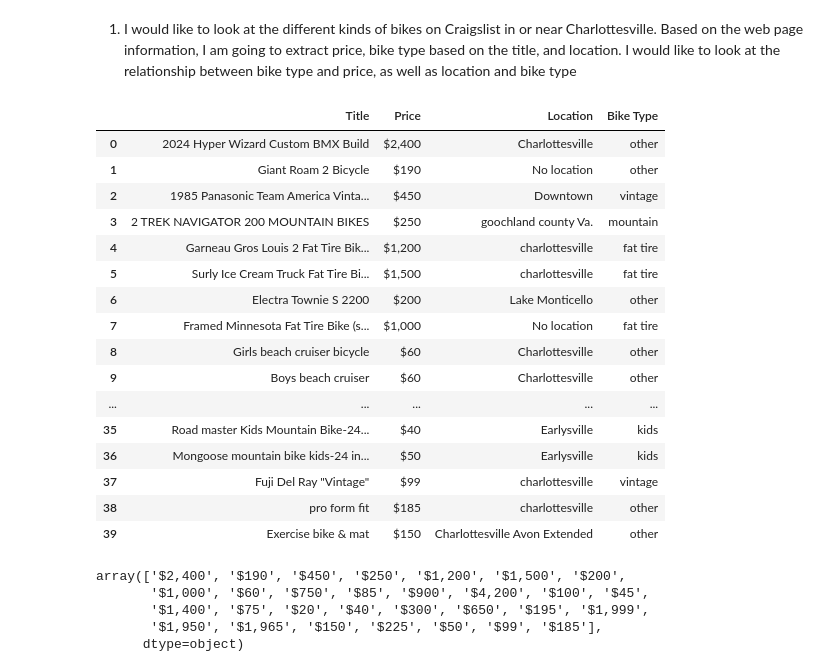
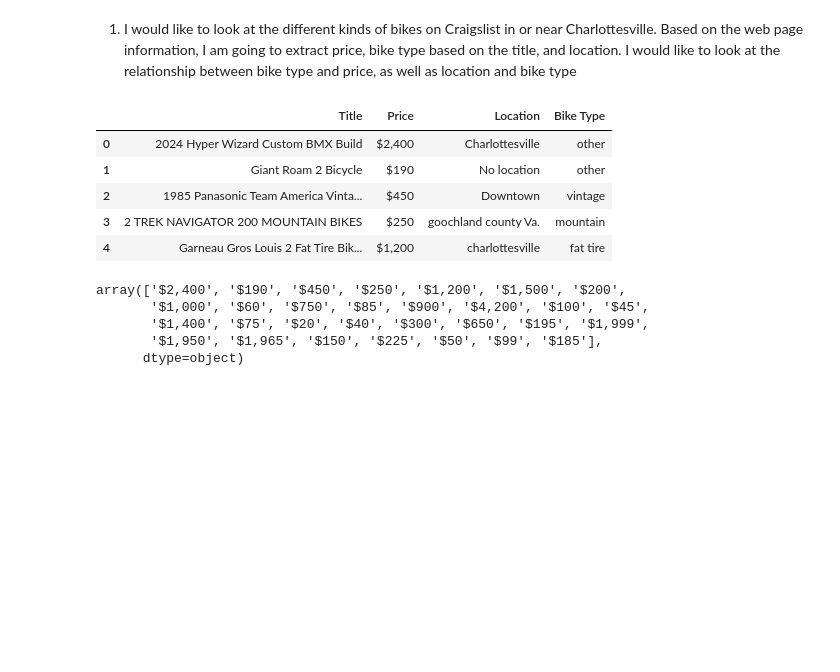
Before and after one commit to ameliavasiliu/wrangling, a Jupyter notebook: lab/lab_notebook.ipynb, the cells around one changed output. Drawn from its saved outputs; the diff is of its cells as text; code cells hidden in the pictures; blank space fills up the shorter version.

```diff
--- a/lab/lab_notebook.ipynb
+++ b/lab/lab_notebook.ipynb
@@ -247,45 +249,34 @@ def classify_bike_type(title):
         return 'vintage'
     elif 'fat tire' in title_lower:
         bike_type_counts['fat tire'] += 1
         return 'fat tire'
     else:
         bike_type_counts['other'] += 1
         return 'other'
 
 for listing in listings:
     title = listing.find('div', class_='title').text.strip() if listing.find('div', class_='title') else 'No title'
     price = listing.find('div', class_='price').text.strip() if listing.find('div', class_='price') else 'No price'
     location = listing.find('div', class_='location').text.strip() if listing.find('div', class_='location') else 'No location'
 
     bike_type = classify_bike_type(title)
 
     data.append({
         'Title': title,
         'Price': price,
         'Location': location,
         'Bike Type': bike_type,
     })
 
 df = pd.DataFrame(data)
-df
+df.head()
 # %% [output]
 |  | Title | Price | Location | Bike Type |
 | 0 | 2024 Hyper Wizard Custom BMX Build | $2,400 | Charlottesville | other |
 | 1 | Giant Roam 2 Bicycle | $190 | No location | other |
 | 2 | 1985 Panasonic Team America Vinta... | $450 | Downtown | vintage |
 | 3 | 2 TREK NAVIGATOR 200 MOUNTAIN BIKES | $250 | goochland county Va. | mountain |
 | 4 | Garneau Gros Louis 2 Fat Tire Bik... | $1,200 | charlottesville | fat tire |
-| 5 | Surly Ice Cream Truck Fat Tire Bi... | $1,500 | charlottesville | fat tire |
-| 6 | Electra Townie S 2200 | $200 | Lake Monticello | other |
-| 7 | Framed Minnesota Fat Tire Bike (s... | $1,000 | No location | fat tire |
-| 8 | Girls beach cruiser bicycle | $60 | Charlottesville | other |
-| 9 | Boys beach cruiser | $60 | Charlottesville | other |
-| ... | ... | ... | ... | ... |
-| 35 | Road master Kids Mountain Bike-24... | $40 | Earlysville | kids |
-| 36 | Mongoose mountain bike kids-24 in... | $50 | Earlysville | kids |
-| 37 | Fuji Del Ray "Vintage" | $99 | charlottesville | vintage |
-| 38 | pro form fit | $185 | charlottesville | other |
-| 39 | Exercise bike & mat | $150 | Charlottesville Avon Extended | other |
 # %%
 df["Price"].unique()
 # %% [output]
```
Also changed, not shown: parts of 3 cells of this notebook.
